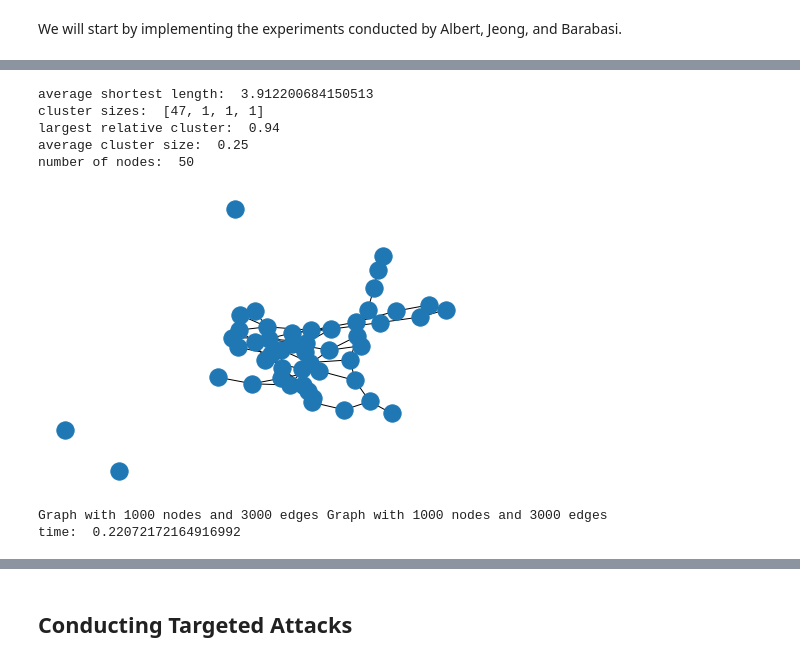
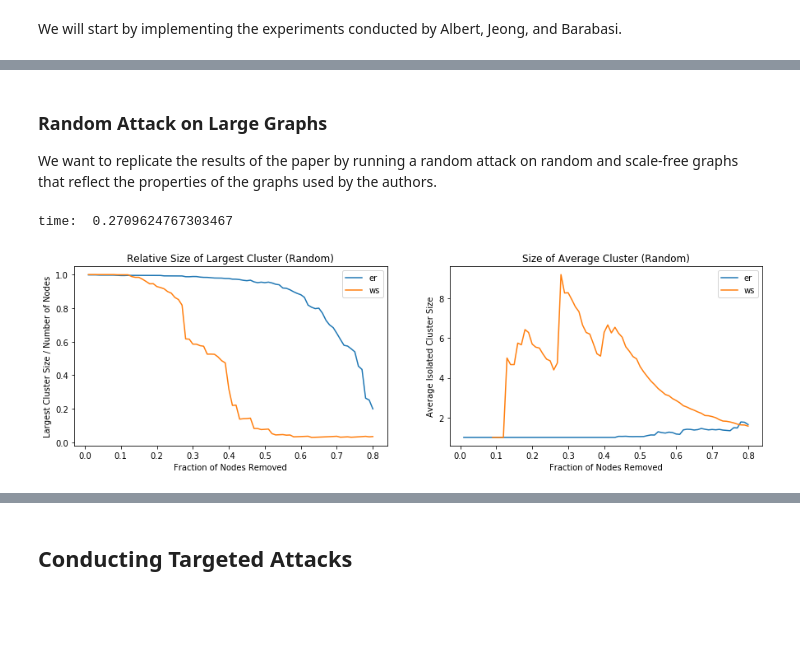
Before and after one commit to davidt315/complex_graph_robustness, a Jupyter notebook: code/Analyzing Robustness in Complex Networks.ipynb, the cells around one changed output, grey strips where cells are left out. Cells and saved outputs as stored; diff of their text form; code cells hidden in the pictures; blank space fills up the shorter version.

```diff
--- a/code/Analyzing Robustness in Complex Networks.ipynb
+++ b/code/Analyzing Robustness in Complex Networks.ipynb
@@ -171,58 +180,20 @@ number of nodes:  100
-# %%
-random_attack(ER, 50)
-nx.draw(ER)
-largest_cluster, avg_cluster = clusters(ER)
-
-print("average shortest length: ", average_shortest_length(ER))
-print("cluster sizes: ", get_clusters(ER))
-print("largest relative cluster: ", largest_cluster)
-print("average cluster size: ", avg_cluster)
-print("number of nodes: ", len(ER.nodes()))
-# %% [output]
-average shortest length:  3.912200684150513
-cluster sizes:  [47, 1, 1, 1]
-largest relative cluster:  0.94
-average cluster size:  0.25
-number of nodes:  50
-[figure, removed]
+# %% [markdown]
+### Random Attack on Large Graphs
+
+We want to replicate the results of the paper by running a random attack on random and scale-free graphs that reflect the properties of the graphs used by the authors.
 # %%
+#ER paramters
 n = 1000
 m = 3000
-k = 7
-# p_ER = 0.01
+
+#WS parameters
+k = 4
 p_WS = 0.05
-step=.01
-size = int(.8/step)
-fr = np.linspace(1,size,size)*step
+
+ER = nx.gnm_random_graph(n, m)
+WS = nx.watts_strogatz_graph(n, k, p_WS)
+
+run_random(WS, ER, step=.01)
+# %% [output]
+time:  0.2709624767303467
+[figure, added]
-# %%
-import time
-er_max = []
-er_avg = []
-ws_max = []
-ws_avg = []
-
-
-ER = nx.gnm_random_graph(n, m)
-WS = nx.watts_strogatz_graph(n, k, p_WS)
-print(ER, WS)
-
-t0 = time.time()
-for i in fr:
-    #remove nodes
-    random_attack(ER, int(step*n))
-    random_attack(WS, int(step*n))
-
-    #calculate cluster properties
-    erl, era = clusters(ER)
-    wsl, wsa = clusters(WS)
-
-
-    #add cluster properties
-    er_max.append(erl)
-    er_avg.append(era)
-    ws_max.append(wsl)
-    ws_avg.append(wsa)
-print("time: ", time.time() - t0)
-# %% [output]
-Graph with 1000 nodes and 3000 edges Graph with 1000 nodes and 3000 edges
-time:  0.22072172164916992
```
Also changed, not shown: parts of 23 cells of this notebook, 1 other file.
